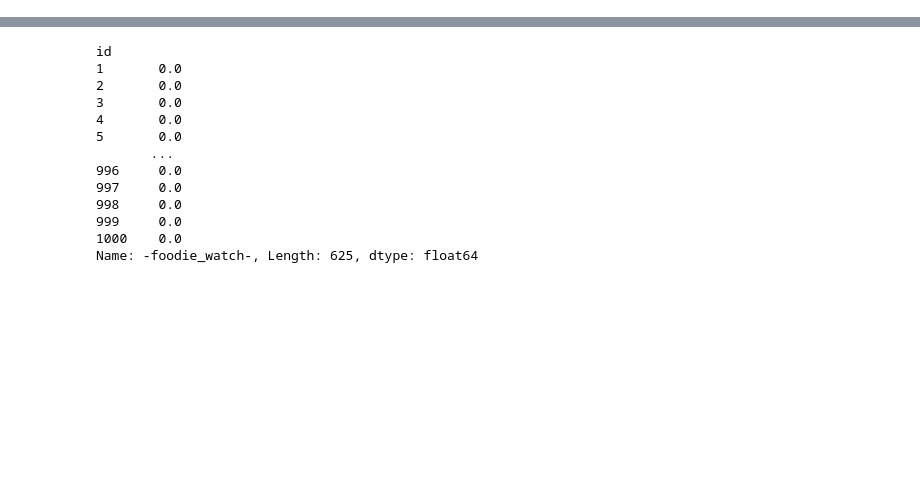
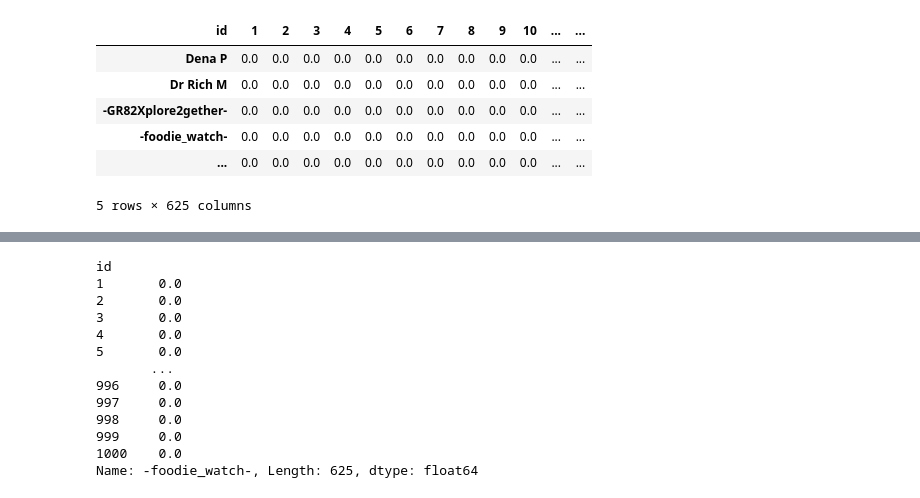
Before and after one commit to Tesabegs/WanderWisely, a Jupyter notebook: Data/user_based.ipynb, the cells around one changed output, grey strips where cells are left out. Cells and saved outputs as stored; diff of their text form; code cells hidden in the pictures; blank space fills up the shorter version.

```diff
--- a/Data/user_based.ipynb
+++ b/Data/user_based.ipynb
@@ -84,3 +143,13 @@ for user, neighbors in user_neighborhood.items():
 
 # Convert the dictionary to a DataFrame
 aggregated_ratings_df = pd.DataFrame(user_aggregated_ratings, index=user_item_matrix.columns).T
+# %%
+aggregated_ratings_df.head()
+# %% [output]
+| id | 1 | 2 | 3 | 4 | 5 | 6 | 7 | 8 | 9 | 10 | ... | ... |
+| Dena P | 0.0 | 0.0 | 0.0 | 0.0 | 0.0 | 0.0 | 0.0 | 0.0 | 0.0 | 0.0 | ... | ... |
+| Dr Rich M | 0.0 | 0.0 | 0.0 | 0.0 | 0.0 | 0.0 | 0.0 | 0.0 | 0.0 | 0.0 | ... | ... |
+| -GR82Xplore2gether- | 0.0 | 0.0 | 0.0 | 0.0 | 0.0 | 0.0 | 0.0 | 0.0 | 0.0 | 0.0 | ... | ... |
+| -foodie_watch- | 0.0 | 0.0 | 0.0 | 0.0 | 0.0 | 0.0 | 0.0 | 0.0 | 0.0 | 0.0 | ... | ... |
+| ... | 0.0 | 0.0 | 0.0 | 0.0 | 0.0 | 0.0 | 0.0 | 0.0 | 0.0 | 0.0 | ... | ... |
+5 rows × 625 columns
```
Also changed, not shown: parts of 5 cells of this notebook.
